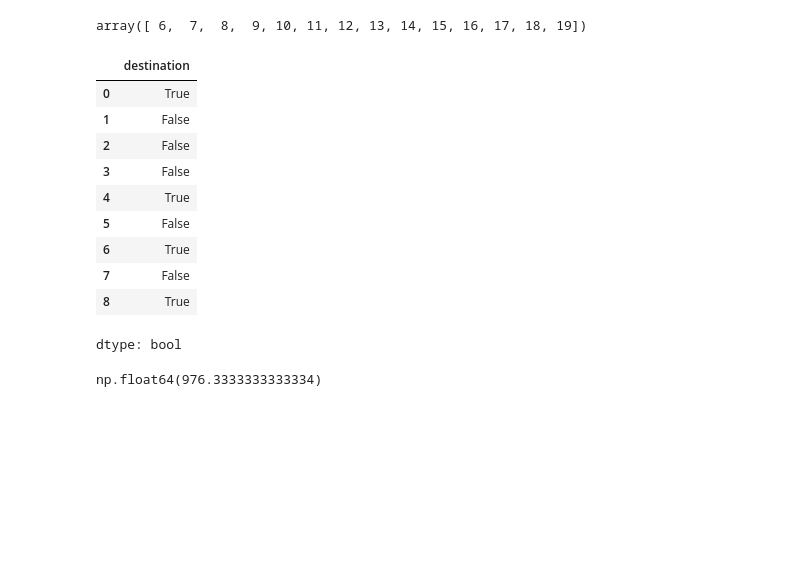
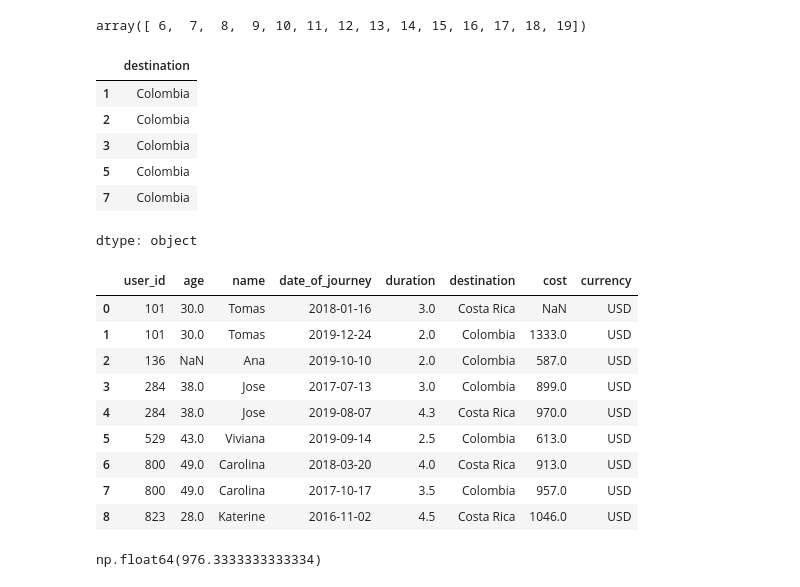
Before and after one commit to NatashaO15/udem-proyecto1, a Jupyter notebook: sesion_3_preparacion_de_datos.ipynb, the cells around one changed output. Saved outputs shown, nothing was run; the diff lists cells and outputs as text; code cells hidden in the pictures; blank space fills up the shorter version.

```diff
--- a/sesion_3_preparacion_de_datos.ipynb
+++ b/sesion_3_preparacion_de_datos.ipynb
@@ -549,20 +486,18 @@ array([ 6,  7,  8,  9, 10, 11, 12, 13, 14, 15, 16, 17, 18, 19])
 x[x > 5]
 # %% [output]
 array([ 6,  7,  8,  9, 10, 11, 12, 13, 14, 15, 16, 17, 18, 19])
+# %%
+data.loc[data['destination'].str.lower().str.contains('colombia'), "destination"] = "Colombia"
 # %%
-data['destination'].str.lower().str.contains('costa')
+data.loc[data['destination'].str.lower().str.contains('colombia'), 'destination']
 # %% [output]
 |  | destination |
-| 0 | True |
-| 1 | False |
-| 2 | False |
-| 3 | False |
-| 4 | True |
-| 5 | False |
-| 6 | True |
-| 7 | False |
-| 8 | True |
+| 1 | Colombia |
+| 2 | Colombia |
+| 3 | Colombia |
+| 5 | Colombia |
+| 7 | Colombia |
-dtype: bool
+dtype: object
 # %%
 data.loc[data['destination'].str.lower().str.contains('colombia'), 'destination'] = 'Colombia'
 data.loc[data['destination'].str.lower().str.contains('costa'), 'destination'] = 'Costa Rica'
@@ -572,6 +507,19 @@ conversion_rate = 1.16 # USD/EUR
 data.loc[data['currency'] == 'EUR', 'cost'] = data.loc[data['currency'] == 'EUR', 'cost'] * conversion_rate
 # %%
 data['currency'] = 'USD'
+# %%
+data
+# %% [output]
+|  | user_id | age | name | date_of_journey | duration | destination | cost | currency |
+| 0 | 101 | 30.0 | Tomas | 2018-01-16 | 3.0 | Costa Rica | NaN | USD |
+| 1 | 101 | 30.0 | Tomas | 2019-12-24 | 2.0 | Colombia | 1333.0 | USD |
+| 2 | 136 | NaN | Ana | 2019-10-10 | 2.0 | Colombia | 587.0 | USD |
+| 3 | 284 | 38.0 | Jose | 2017-07-13 | 3.0 | Colombia | 899.0 | USD |
+| 4 | 284 | 38.0 | Jose | 2019-08-07 | 4.3 | Costa Rica | 970.0 | USD |
+| 5 | 529 | 43.0 | Viviana | 2019-09-14 | 2.5 | Colombia | 613.0 | USD |
+| 6 | 800 | 49.0 | Carolina | 2018-03-20 | 4.0 | Costa Rica | 913.0 | USD |
+| 7 | 800 | 49.0 | Carolina | 2017-10-17 | 3.5 | Colombia | 957.0 | USD |
+| 8 | 823 | 28.0 | Katerine | 2016-11-02 | 4.5 | Costa Rica | 1046.0 | USD |
 # %%
 data.loc[data['destination'] == 'Costa Rica', 'cost'].mean()
 # %% [output]
```
Also changed, not shown: parts of 15 cells of this notebook.
